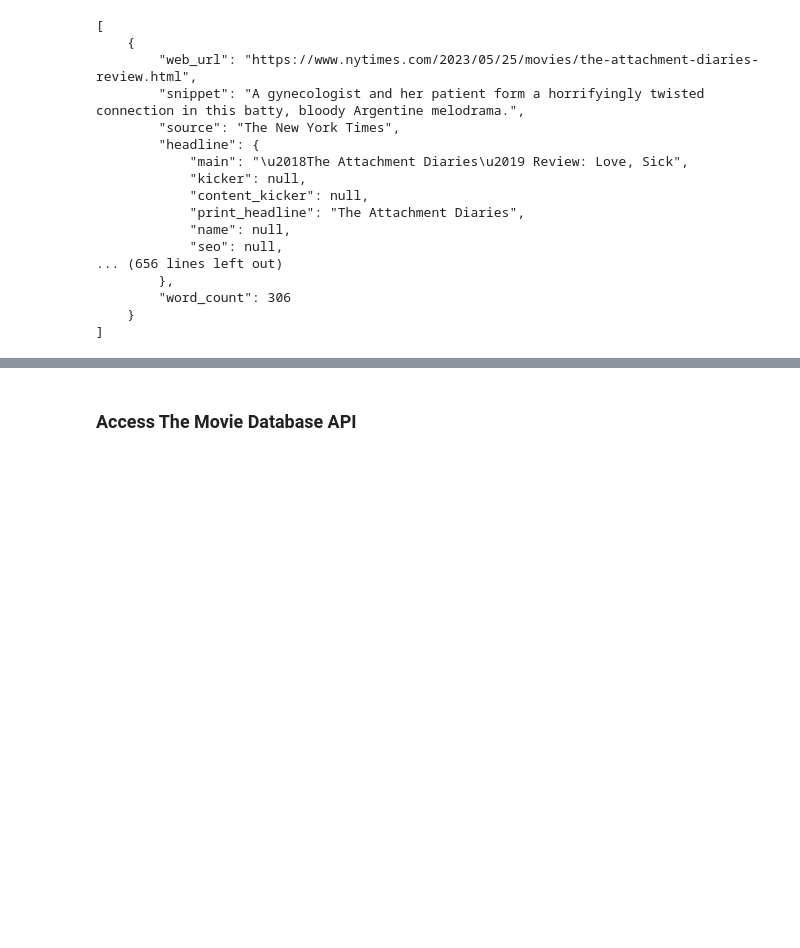
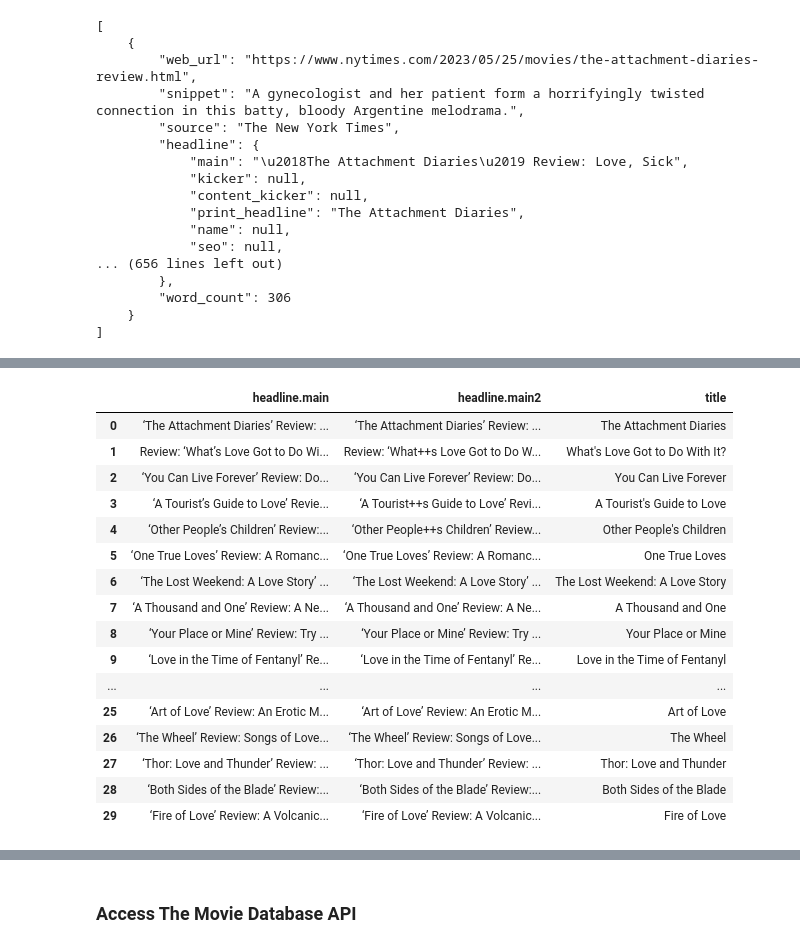
Before and after one commit to niarapur/data-sourcing-challenge, a Jupyter notebook: retrieve_movie_data.ipynb, the cells around one changed output, grey strips where cells are left out. Drawn from its saved outputs; the diff is of its cells as text; code cells hidden in the pictures; blank space fills up the shorter version.

```diff
--- a/retrieve_movie_data.ipynb
+++ b/retrieve_movie_data.ipynb
@@ -113,18 +153,36 @@ reviews_df.head()
 # %%
 # Extract the title from the "headline.main" column and
 # save it to a new column "title"
 # Title is between unicode characters \u2018 and \u2019.
 # End string should include " Review" to avoid cutting title early
-' I tried the suggested lambda unction and my process and my procees gave a cleaner result for the title'
-'I have inlcuded the lambda function in the comment below in case you would like to check both'
+' I tried the suggested lambda function and an alternative and my procees gave a cleaner result for the title'
+'I have inlcuded the working lambda function in the comment below in case you would like to check both'
 
 reviews_df = pd.json_normalize(reviews_list)
 reviews_df['headline.main2']=reviews_df['headline.main'].str.replace("’s","++s")
 reviews_df['title']=reviews_df['headline.main2'].str.extract(r"\u2018(.*?)\u2019", expand=True)
 #reviews_df['title']= reviews_df['headline.main2']. apply(lambda st: st[st.find("\u2018")+1:st.find("\u2019 Review")])
 reviews_df['title']=reviews_df['title'].str.replace("++s","'s")
 reviews_df['title']=reviews_df['title'].str.rstrip(",")
 reviews_df[['headline.main','headline.main2','title']]. head(30)
+# %% [output]
+|  | headline.main | headline.main2 | title |
+| 0 | ‘The Attachment Diaries’ Review: ... | ‘The Attachment Diaries’ Review: ... | The Attachment Diaries |
+| 1 | Review: ‘What’s Love Got to Do Wi... | Review: ‘What++s Love Got to Do W... | What's Love Got to Do With It? |
+| 2 | ‘You Can Live Forever’ Review: Do... | ‘You Can Live Forever’ Review: Do... | You Can Live Forever |
+| 3 | ‘A Tourist’s Guide to Love’ Revie... | ‘A Tourist++s Guide to Love’ Revi... | A Tourist's Guide to Love |
+| 4 | ‘Other People’s Children’ Review:... | ‘Other People++s Children’ Review... | Other People's Children |
+| 5 | ‘One True Loves’ Review: A Romanc... | ‘One True Loves’ Review: A Romanc... | One True Loves |
+| 6 | ‘The Lost Weekend: A Love Story’ ... | ‘The Lost Weekend: A Love Story’ ... | The Lost Weekend: A Love Story |
+| 7 | ‘A Thousand and One’ Review: A Ne... | ‘A Thousand and One’ Review: A Ne... | A Thousand and One |
+| 8 | ‘Your Place or Mine’ Review: Try ... | ‘Your Place or Mine’ Review: Try ... | Your Place or Mine |
+| 9 | ‘Love in the Time of Fentanyl’ Re... | ‘Love in the Time of Fentanyl’ Re... | Love in the Time of Fentanyl |
+| ... | ... | ... | ... |
+| 25 | ‘Art of Love’ Review: An Erotic M... | ‘Art of Love’ Review: An Erotic M... | Art of Love |
+| 26 | ‘The Wheel’ Review: Songs of Love... | ‘The Wheel’ Review: Songs of Love... | The Wheel |
+| 27 | ‘Thor: Love and Thunder’ Review: ... | ‘Thor: Love and Thunder’ Review: ... | Thor: Love and Thunder |
+| 28 | ‘Both Sides of the Blade’ Review:... | ‘Both Sides of the Blade’ Review:... | Both Sides of the Blade |
+| 29 | ‘Fire of Love’ Review: A Volcanic... | ‘Fire of Love’ Review: A Volcanic... | Fire of Love |
 # %%
 # Extract 'name' and 'value' from items in "keywords" column
 def extract_keywords(keyword_list):
```
Also changed, not shown: parts of 14 cells of this notebook.
